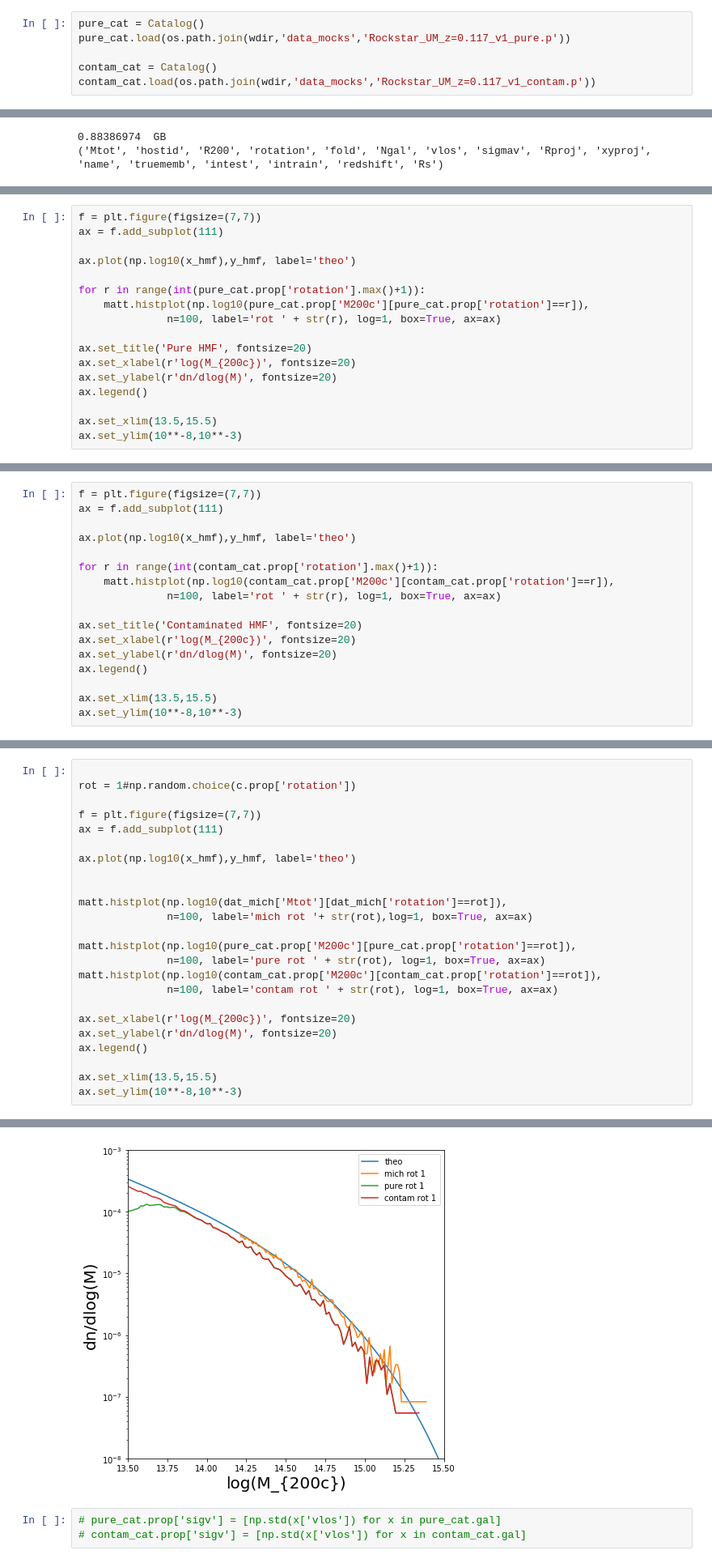
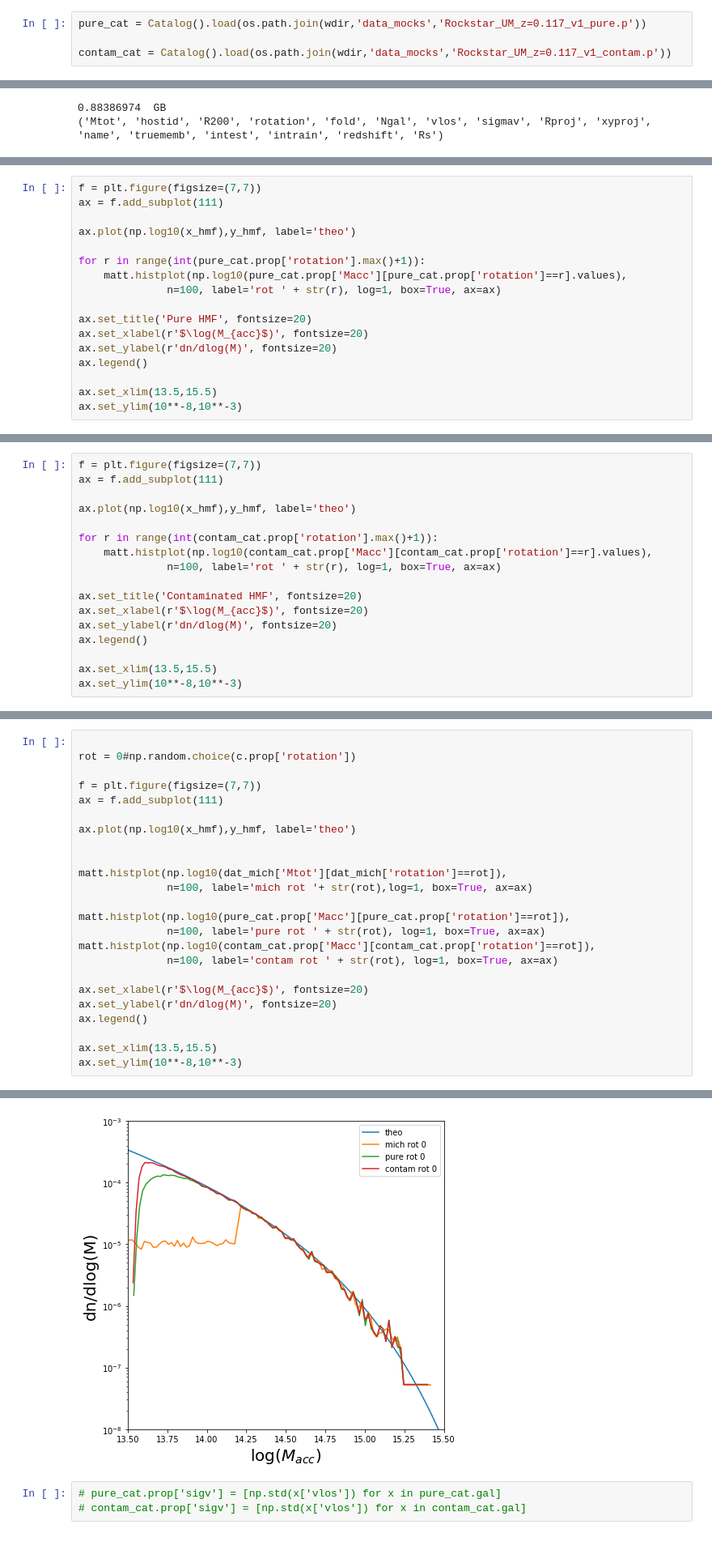
Before and after one commit to McWilliamsCenter/halo_cnn, a Jupyter notebook: notebooks/catalog.ipynb, the cells around one changed output, grey strips where cells are left out. Shown at 81% size. Saved outputs shown, nothing was run; the diff lists cells and outputs as text.

Commit message:
mock catalog done. fits correct theory halo mass function under Macc definition. waiting on theoretical HMF for M200c definition. working on integrating ML pipeline with new data

```diff
--- a/notebooks/catalog.ipynb
+++ b/notebooks/catalog.ipynb
@@ -446,11 +497,9 @@ with open(os.path.join(wdir,'data_raw','catalog','Rockstar_UM_z=0.117_pure.p'),'
 # %% [markdown]
 # Catalog characteristics
 # %%
-pure_cat = Catalog()
-pure_cat.load(os.path.join(wdir,'data_mocks','Rockstar_UM_z=0.117_v1_pure.p'))
+pure_cat = Catalog().load(os.path.join(wdir,'data_mocks','Rockstar_UM_z=0.117_v1_pure.p'))
 
-contam_cat = Catalog()
-contam_cat.load(os.path.join(wdir,'data_mocks','Rockstar_UM_z=0.117_v1_contam.p'))
+contam_cat = Catalog().load(os.path.join(wdir,'data_mocks','Rockstar_UM_z=0.117_v1_contam.p'))
 # %% [output]
 Loading catalog from: /home/mho1/scratch/halo_cnn/data_mocks/Rockstar_UM_z=0.117_v1_pure.p
 Loading catalog from: /home/mho1/scratch/halo_cnn/data_mocks/Rockstar_UM_z=0.117_v1_contam.p
@@ -480,11 +530,11 @@ ax = f.add_subplot(111)
 ax.plot(np.log10(x_hmf),y_hmf, label='theo')
 
 for r in range(int(pure_cat.prop['rotation'].max()+1)):
-    matt.histplot(np.log10(pure_cat.prop['M200c'][pure_cat.prop['rotation']==r]),
+    matt.histplot(np.log10(pure_cat.prop['Macc'][pure_cat.prop['rotation']==r].values),
               n=100, label='rot ' + str(r), log=1, box=True, ax=ax)
 
 ax.set_title('Pure HMF', fontsize=20)
-ax.set_xlabel(r'log(M_{200c})', fontsize=20)
+ax.set_xlabel(r'$\log(M_{acc}$)', fontsize=20)
 ax.set_ylabel(r'dn/dlog(M)', fontsize=20)
 ax.legend()
 
@@ -500,11 +550,11 @@ ax = f.add_subplot(111)
 ax.plot(np.log10(x_hmf),y_hmf, label='theo')
 
 for r in range(int(contam_cat.prop['rotation'].max()+1)):
-    matt.histplot(np.log10(contam_cat.prop['M200c'][contam_cat.prop['rotation']==r]),
+    matt.histplot(np.log10(contam_cat.prop['Macc'][contam_cat.prop['rotation']==r].values),
               n=100, label='rot ' + str(r), log=1, box=True, ax=ax)
 
 ax.set_title('Contaminated HMF', fontsize=20)
-ax.set_xlabel(r'log(M_{200c})', fontsize=20)
+ax.set_xlabel(r'$\log(M_{acc}$)', fontsize=20)
 ax.set_ylabel(r'dn/dlog(M)', fontsize=20)
 ax.legend()
 
@@ -516,30 +566,30 @@ ax.set_ylim(10**-8,10**-3)
 # %%
 
-rot = 1#np.random.choice(c.prop['rotation'])
+rot = 0#np.random.choice(c.prop['rotation'])
 
 f = plt.figure(figsize=(7,7))
 ax = f.add_subplot(111)
 
 ax.plot(np.log10(x_hmf),y_hmf, label='theo')
 
 
 matt.histplot(np.log10(dat_mich['Mtot'][dat_mich['rotation']==rot]),
               n=100, label='mich rot '+ str(rot),log=1, box=True, ax=ax)
 
-matt.histplot(np.log10(pure_cat.prop['M200c'][pure_cat.prop['rotation']==rot]),
+matt.histplot(np.log10(pure_cat.prop['Macc'][pure_cat.prop['rotation']==rot]),
               n=100, label='pure rot ' + str(rot), log=1, box=True, ax=ax)
-matt.histplot(np.log10(contam_cat.prop['M200c'][contam_cat.prop['rotation']==rot]),
+matt.histplot(np.log10(contam_cat.prop['Macc'][contam_cat.prop['rotation']==rot]),
               n=100, label='contam rot ' + str(rot), log=1, box=True, ax=ax)
 
-ax.set_xlabel(r'log(M_{200c})', fontsize=20)
+ax.set_xlabel(r'$\log(M_{acc}$)', fontsize=20)
 ax.set_ylabel(r'dn/dlog(M)', fontsize=20)
 ax.legend()
 
 ax.set_xlim(13.5,15.5)
 ax.set_ylim(10**-8,10**-3)
 # %% [output]
 (1e-08, 0.001)
-[figure, old version]
+[figure, new version]
 # %%
 # pure_cat.prop['sigv'] = [np.std(x['vlos']) for x in pure_cat.gal]
 # contam_cat.prop['sigv'] = [np.std(x['vlos']) for x in contam_cat.gal]
```
Also changed, not shown: parts of 9 cells of this notebook, 3 other files.
